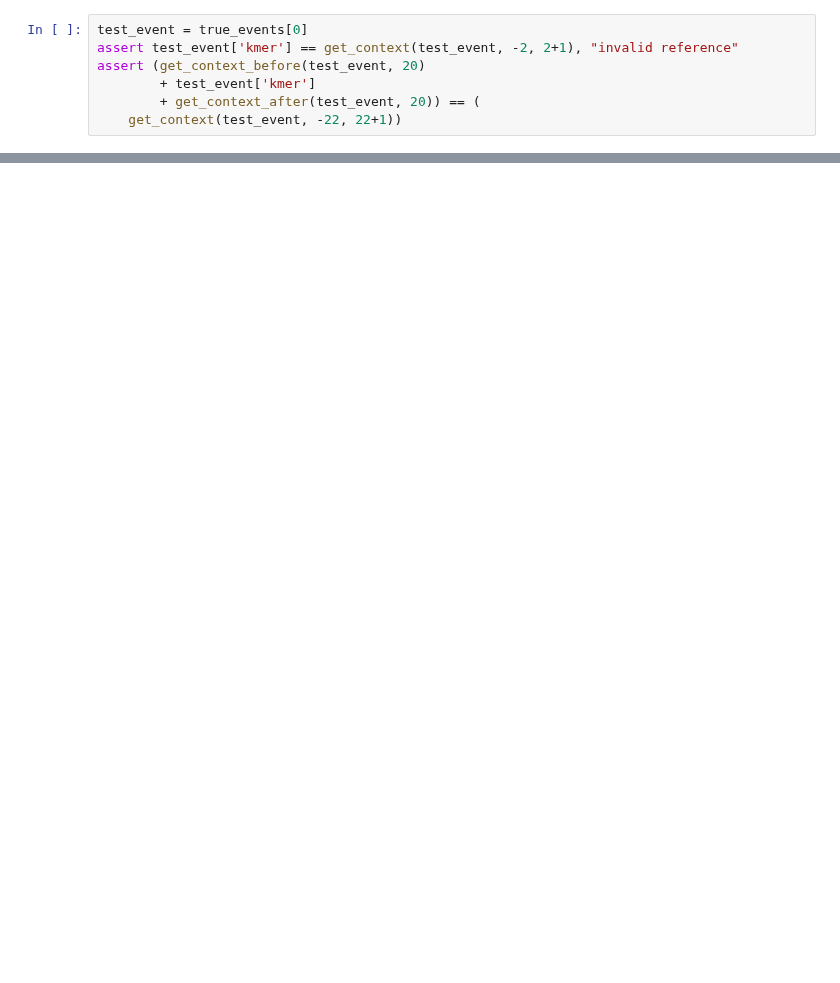
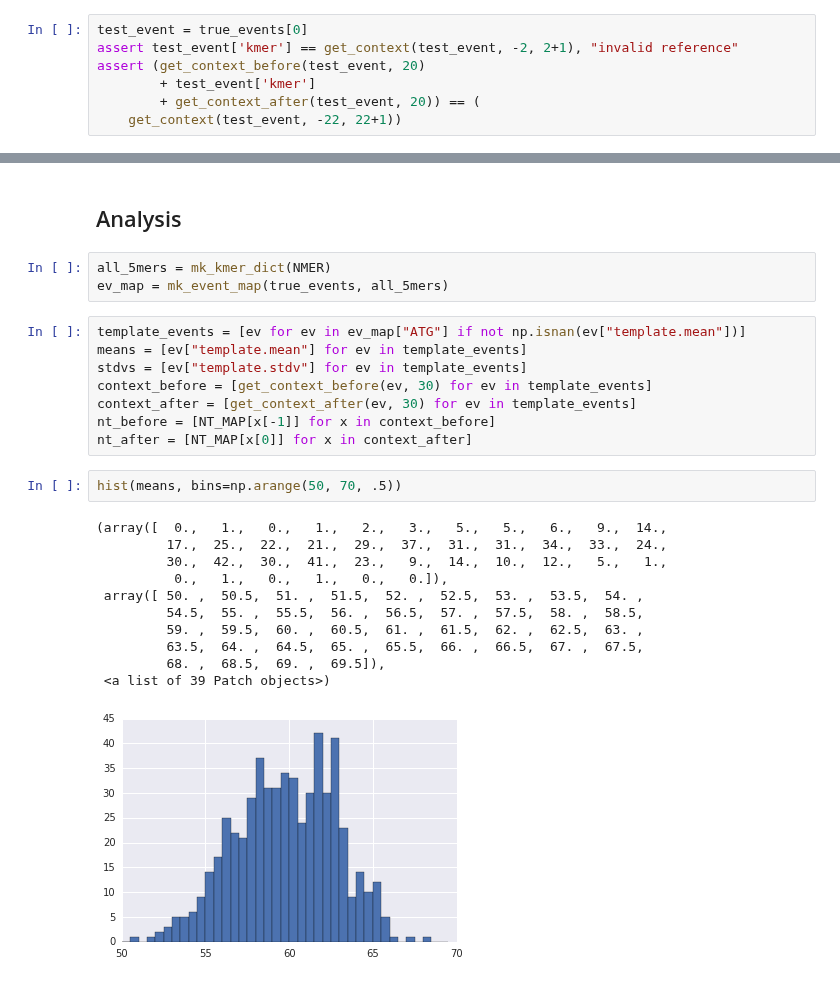
Before and after one commit to grst/nanopore-notebooks, a Jupyter notebook: 04_error_correction/context-features.ipynb, the cells around one changed output, grey strips where cells are left out. Drawn from its saved outputs; the diff is of its cells as text; blank space fills up the shorter version.

```diff
--- a/04_error_correction/context-features.ipynb
+++ b/04_error_correction/context-features.ipynb
@@ -71,0 +65,27 @@ GTTATACCTCTTAGGGTTGGTAAATTTCGTGCCAGCCACCGCGGT
+# %% [markdown]
+## Analysis
+# %%
+all_5mers = mk_kmer_dict(NMER)
+ev_map = mk_event_map(true_events, all_5mers)
+# %%
+template_events = [ev for ev in ev_map["ATG"] if not np.isnan(ev["template.mean"])]
+means = [ev["template.mean"] for ev in template_events]
+stdvs = [ev["template.stdv"] for ev in template_events]
+context_before = [get_context_before(ev, 30) for ev in template_events]
+context_after = [get_context_after(ev, 30) for ev in template_events]
+nt_before = [NT_MAP[x[-1]] for x in context_before]
+nt_after = [NT_MAP[x[0]] for x in context_after]
+# %%
+hist(means, bins=np.arange(50, 70, .5))
+# %% [output]
+(array([  0.,   1.,   0.,   1.,   2.,   3.,   5.,   5.,   6.,   9.,  14.,
+         17.,  25.,  22.,  21.,  29.,  37.,  31.,  31.,  34.,  33.,  24.,
+         30.,  42.,  30.,  41.,  23.,   9.,  14.,  10.,  12.,   5.,   1.,
+          0.,   1.,   0.,   1.,   0.,   0.]),
+ array([ 50. ,  50.5,  51. ,  51.5,  52. ,  52.5,  53. ,  53.5,  54. ,
+         54.5,  55. ,  55.5,  56. ,  56.5,  57. ,  57.5,  58. ,  58.5,
+         59. ,  59.5,  60. ,  60.5,  61. ,  61.5,  62. ,  62.5,  63. ,
+         63.5,  64. ,  64.5,  65. ,  65.5,  66. ,  66.5,  67. ,  67.5,
+         68. ,  68.5,  69. ,  69.5]),
+ <a list of 39 Patch objects>)
+[figure, added]
```
Also changed, not shown: parts of 8 cells of this notebook, 4 other files.
